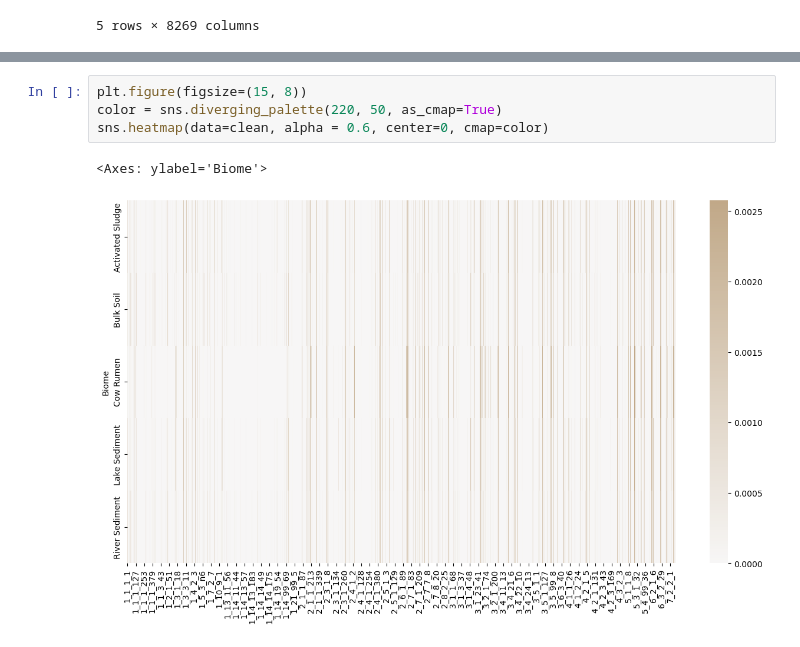
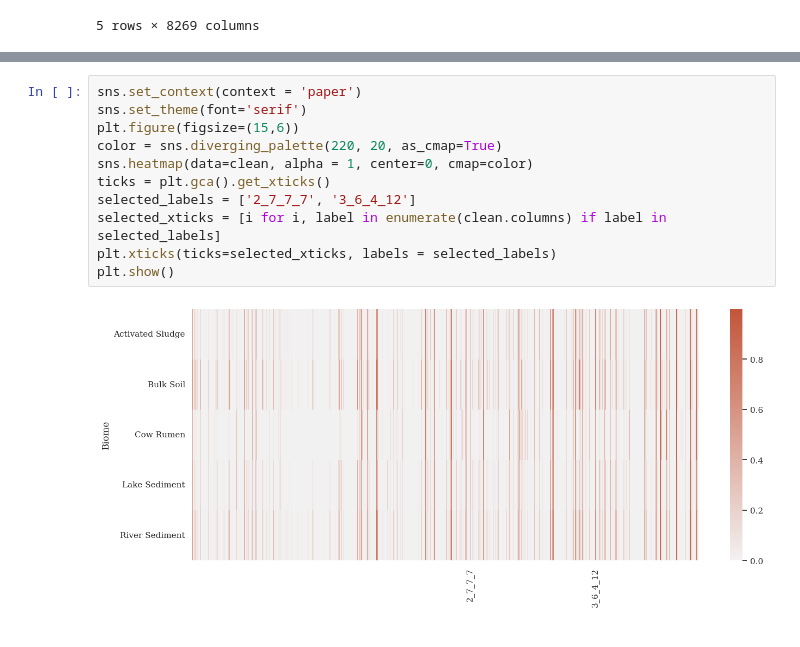
Before and after one commit to jtdocter27/EcoDr, a Jupyter notebook: EnCen/Figures for paper/figures.ipynb, the cells around one changed output, grey strips where cells are left out. Cells and saved outputs as stored; diff of their text form.

Commit message:
figures updated

```diff
--- a/EnCen/Figures for paper/figures.ipynb
+++ b/EnCen/Figures for paper/figures.ipynb
@@ -105,8 +103,14 @@ clean
 5 rows × 8269 columns
-# %%
-plt.figure(figsize=(15, 8))
-color = sns.diverging_palette(220, 50, as_cmap=True)
-sns.heatmap(data=clean, alpha = 0.6, center=0, cmap=color)
-# %% [output]
-<Axes: ylabel='Biome'>
-[figure, removed]
+# %%
+sns.set_context(context = 'paper')
+sns.set_theme(font='serif')
+plt.figure(figsize=(15,6))
+color = sns.diverging_palette(220, 20, as_cmap=True)
+sns.heatmap(data=clean, alpha = 1, center=0, cmap=color)
+ticks = plt.gca().get_xticks()
+selected_labels = ['2_7_7_7', '3_6_4_12']
+selected_xticks = [i for i, label in enumerate(clean.columns) if label in selected_labels]
+plt.xticks(ticks=selected_xticks, labels = selected_labels)
+plt.show()
+# %% [output]
+[figure, added]
```
Also changed, not shown: parts of 3 cells of this notebook.
